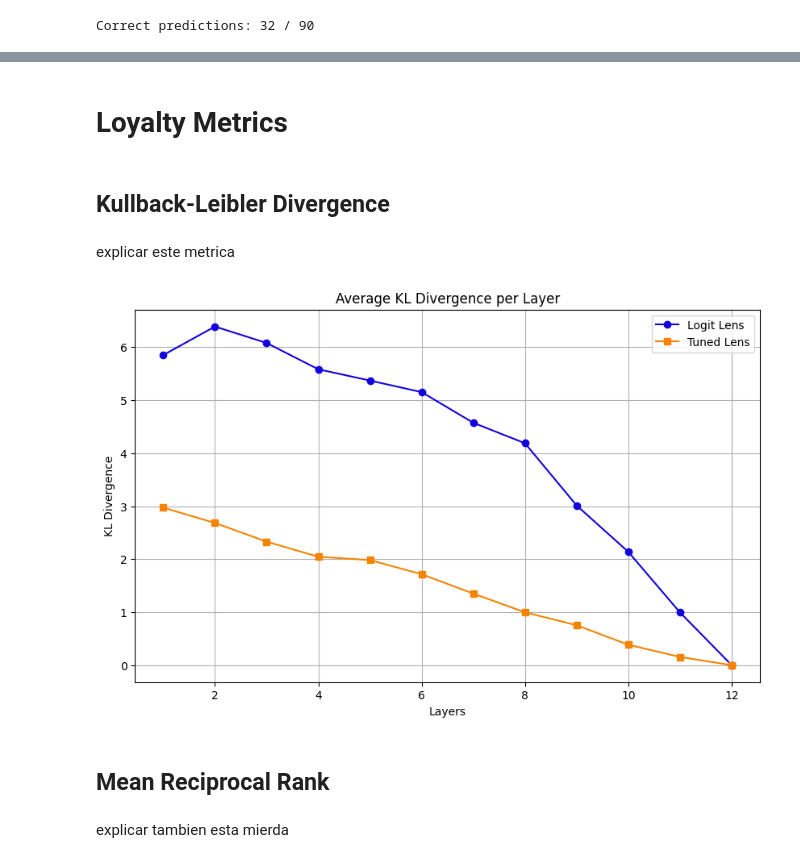
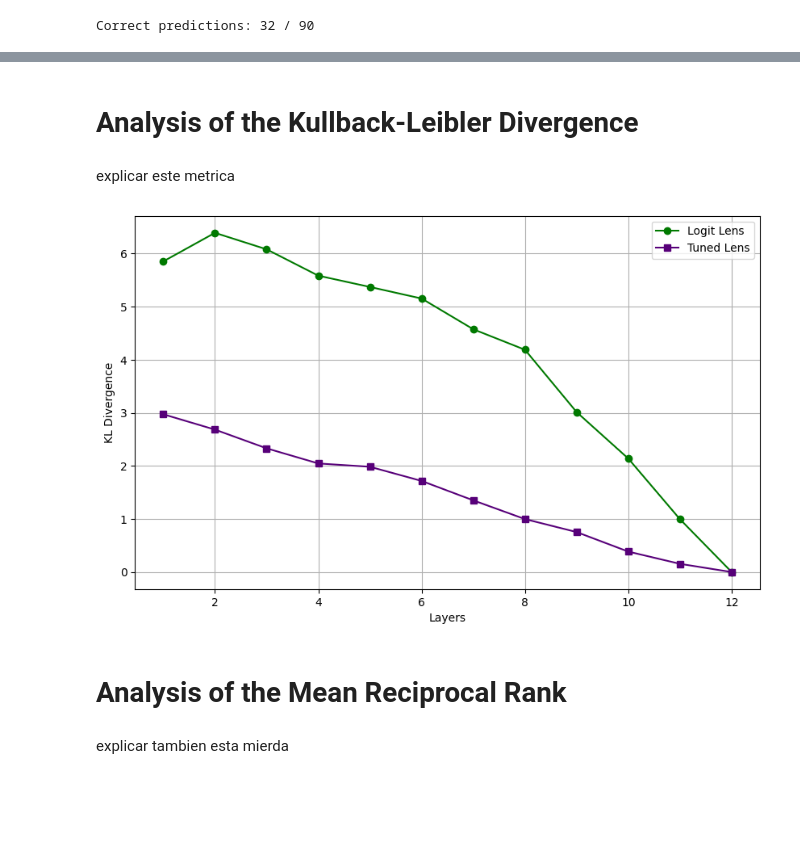
Before and after one commit to jakomycat/logit-lens-vs-tuned-lens, a Jupyter notebook: notebooks/02_comparative_analysis.ipynb, the cells around one changed output, grey strips where cells are left out. Cells and saved outputs as stored; diff of their text form; code cells hidden in the pictures; blank space fills up the shorter version.

```diff
--- a/notebooks/02_comparative_analysis.ipynb
+++ b/notebooks/02_comparative_analysis.ipynb
@@ -82,7 +83,5 @@ df_filtred.head()
-# %% [markdown]
-# Loyalty Metrics
 # %% [markdown]
-## Kullback-Leibler Divergence
+# Analysis of the Kullback-Leibler Divergence
 # %% [markdown]
 explicar este metrica
 # %%
@@ -152,28 +151,27 @@ kl_div_avg_tuned = {layer: (kl_div_sums_tuned[layer] / total_prompts) for layer
 # %%
 import matplotlib.pyplot as plt
 
 layers = list(kl_div_avg_logit.keys())
 logit_values = list(kl_div_avg_logit.values())
 tuned_values = list(kl_div_avg_tuned.values())
 
 # Graph
 plt.figure(figsize=(10, 6))
 
-plt.plot(layers, logit_values, label='Logit Lens', marker='o', color="#1200ddff")
-plt.plot(layers, tuned_values, label='Tuned Lens', marker='s', color="#f58300ff")
+plt.plot(layers, logit_values, label='Logit Lens', marker='o', color="#007900")
+plt.plot(layers, tuned_values, label='Tuned Lens', marker='s', color="#570079")
 
-plt.title('Average KL Divergence per Layer')
 plt.xlabel('Layers')
 plt.ylabel('KL Divergence')
 
 plt.grid()
 
 plt.legend()
 plt.show()
 # %% [output]
-[figure, old version]
+[figure, new version]
 # %% [markdown]
-## Mean Reciprocal Rank
+# Analysis of the Mean Reciprocal Rank
 # %% [markdown]
 explicar tambien esta mierda
 # %%
```
Also changed, not shown: parts of 9 cells of this notebook.
